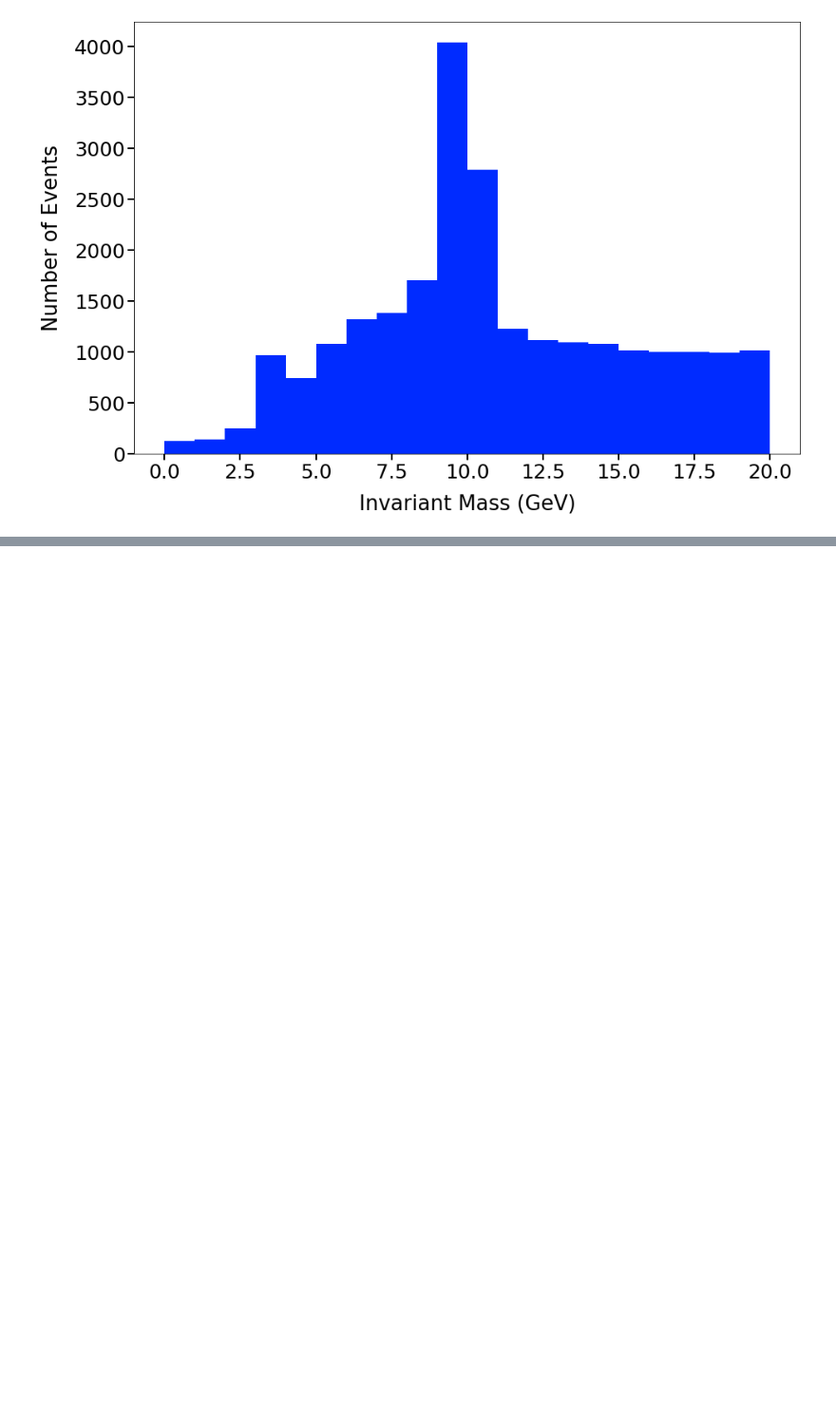
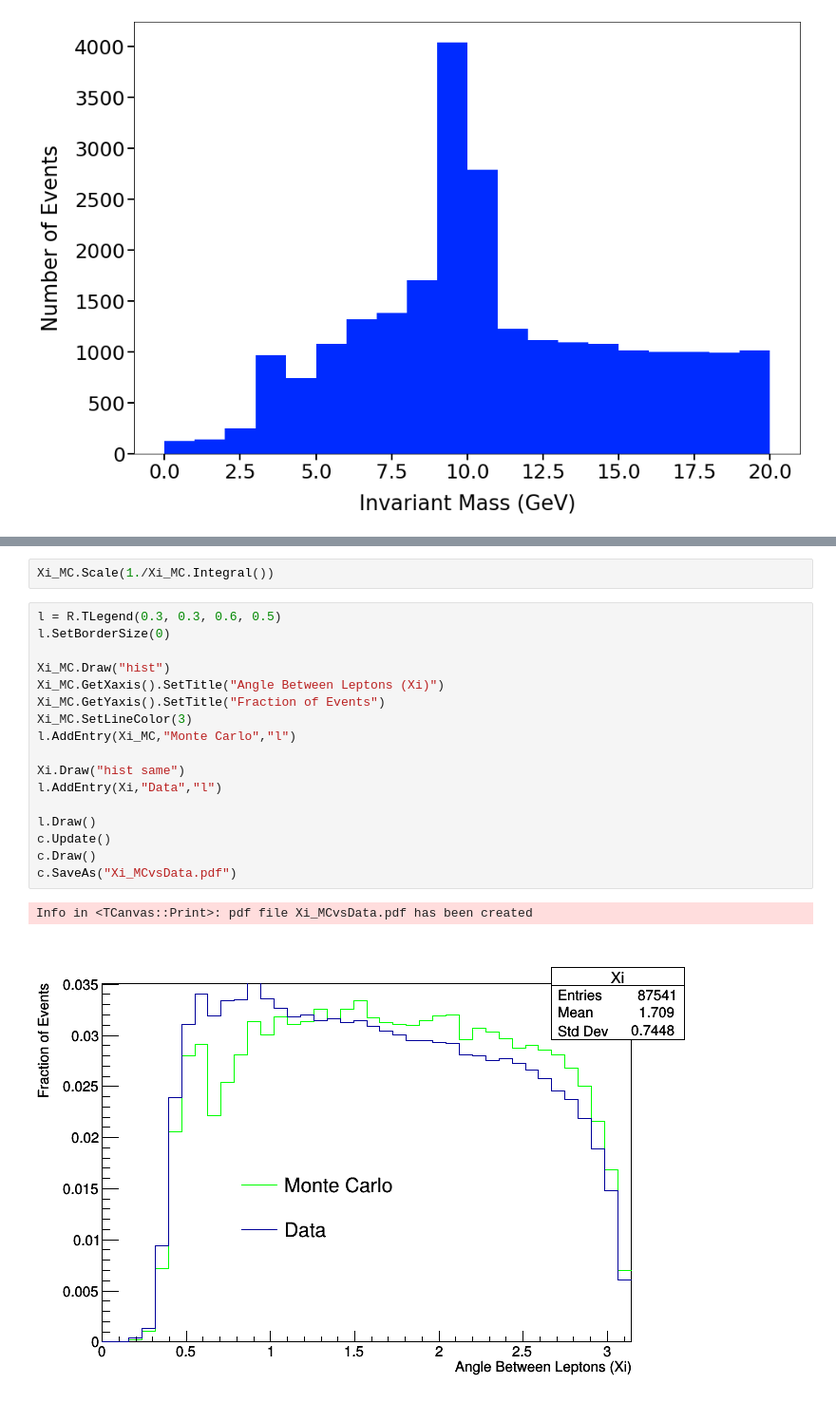
Before and after one commit to badeaa3/HarvardPhys145, a Jupyter notebook: python/Dilepton Invariant Mass Distribution.ipynb, the cells around one changed output, grey strips where cells are left out. Shown at 95% size. Cells and saved outputs as stored; diff of their text form; blank space fills up the shorter version.

```diff
--- a/python/Dilepton Invariant Mass Distribution.ipynb
+++ b/python/Dilepton Invariant Mass Distribution.ipynb
@@ -101,0 +172,22 @@ c.Draw()
+# %%
+Xi_MC.Scale(1./Xi_MC.Integral())
+# %%
+l = R.TLegend(0.3, 0.3, 0.6, 0.5)
+l.SetBorderSize(0)
+
+Xi_MC.Draw("hist")
+Xi_MC.GetXaxis().SetTitle("Angle Between Leptons (Xi)")
+Xi_MC.GetYaxis().SetTitle("Fraction of Events")
+Xi_MC.SetLineColor(3)
+l.AddEntry(Xi_MC,"Monte Carlo","l")
+
+Xi.Draw("hist same")
+l.AddEntry(Xi,"Data","l")
+
+l.Draw()
+c.Update()
+c.Draw()
+c.SaveAs("Xi_MCvsData.pdf")
+# %% [output]
+Info in <TCanvas::Print>: pdf file Xi_MCvsData.pdf has been created
+[figure, added]
```
Also changed, not shown: parts of 11 cells of this notebook.
